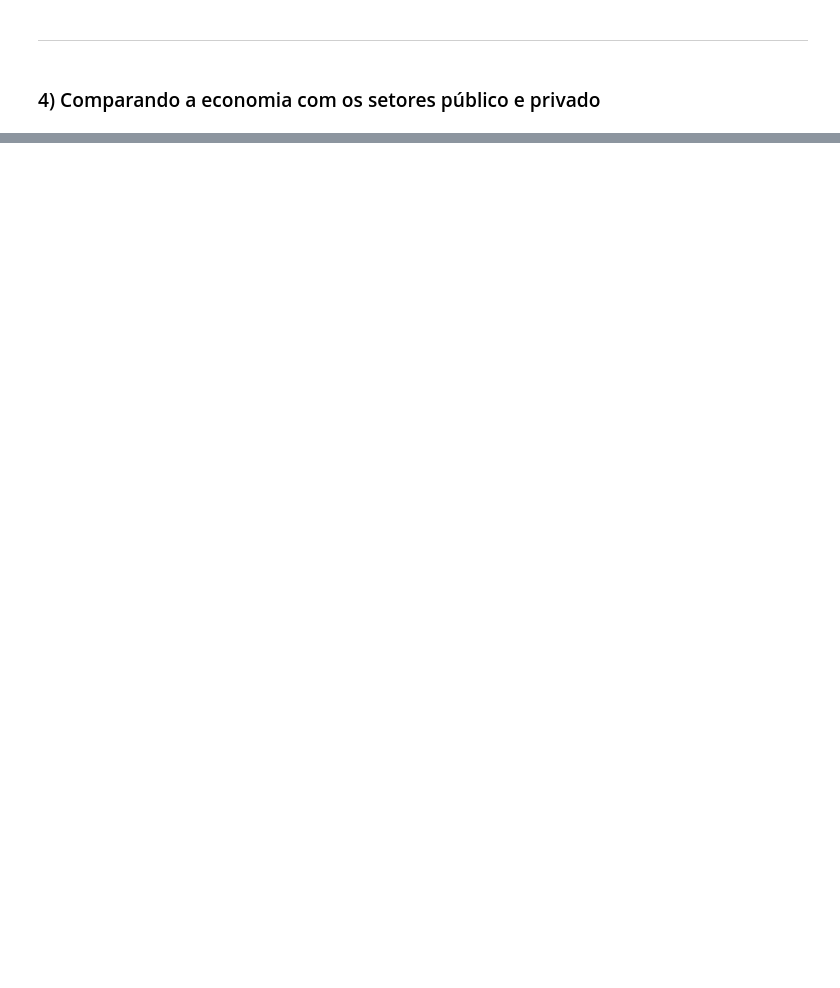
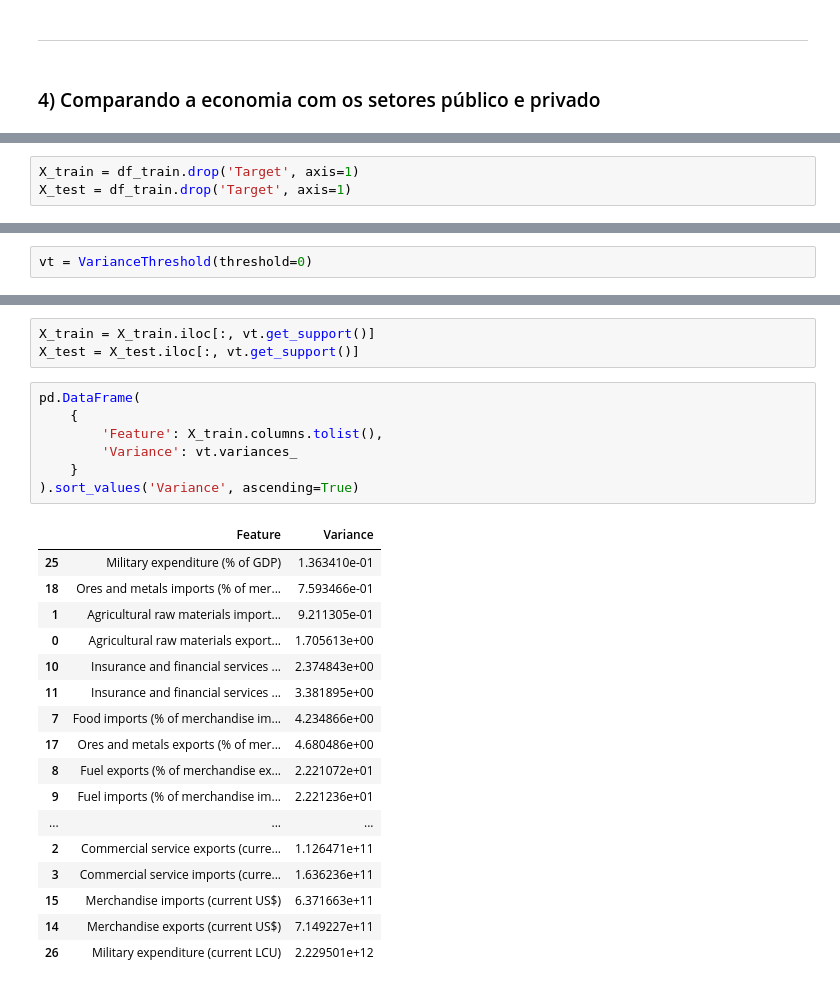
Before and after one commit to gus-phys/BRICS-hypothesis-test, a Jupyter notebook: selecao-de-caracteristicas.ipynb, the cells around one changed output, grey strips where cells are left out. Drawn from its saved outputs; the diff is of its cells as text; blank space fills up the shorter version.

```diff
--- a/selecao-de-caracteristicas.ipynb
+++ b/selecao-de-caracteristicas.ipynb
@@ -392,0 +423,3 @@ pd.DataFrame(
+# %%
+X_train = df_train.drop('Target', axis=1)
+X_test = df_train.drop('Target', axis=1)
@@ -392,0 +431,2 @@ pd.DataFrame(
+# %%
+vt = VarianceThreshold(threshold=0)
@@ -392,0 +437,28 @@ pd.DataFrame(
+# %%
+X_train = X_train.iloc[:, vt.get_support()]
+X_test = X_test.iloc[:, vt.get_support()]
+# %%
+pd.DataFrame(
+    {
+        'Feature': X_train.columns.tolist(),
+        'Variance': vt.variances_
+    }
+).sort_values('Variance', ascending=True)
+# %% [output]
+|  | Feature | Variance |
+| 25 | Military expenditure (% of GDP) | 1.363410e-01 |
+| 18 | Ores and metals imports (% of mer... | 7.593466e-01 |
+| 1 | Agricultural raw materials import... | 9.211305e-01 |
+| 0 | Agricultural raw materials export... | 1.705613e+00 |
+| 10 | Insurance and financial services ... | 2.374843e+00 |
+| 11 | Insurance and financial services ... | 3.381895e+00 |
+| 7 | Food imports (% of merchandise im... | 4.234866e+00 |
+| 17 | Ores and metals exports (% of mer... | 4.680486e+00 |
+| 8 | Fuel exports (% of merchandise ex... | 2.221072e+01 |
+| 9 | Fuel imports (% of merchandise im... | 2.221236e+01 |
+| ... | ... | ... |
+| 2 | Commercial service exports (curre... | 1.126471e+11 |
+| 3 | Commercial service imports (curre... | 1.636236e+11 |
+| 15 | Merchandise imports (current US$) | 6.371663e+11 |
+| 14 | Merchandise exports (current US$) | 7.149227e+11 |
+| 26 | Military expenditure (current LCU) | 2.229501e+12 |
```
Also changed, not shown: parts of 19 cells of this notebook.
